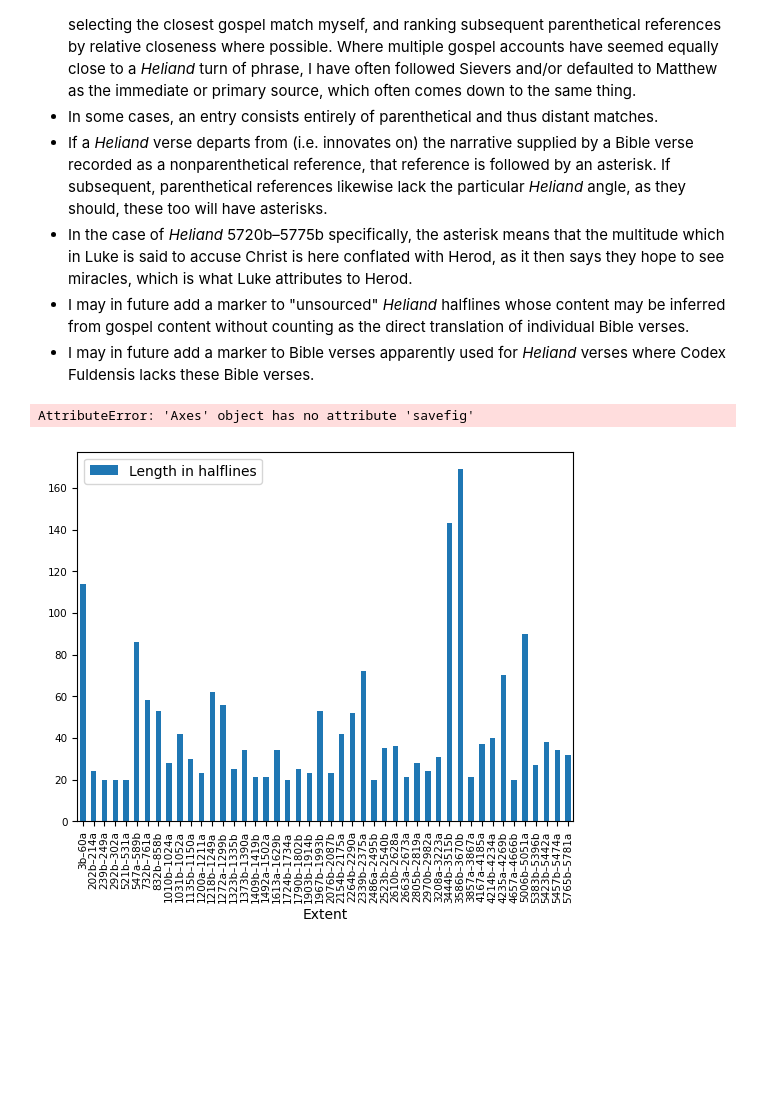
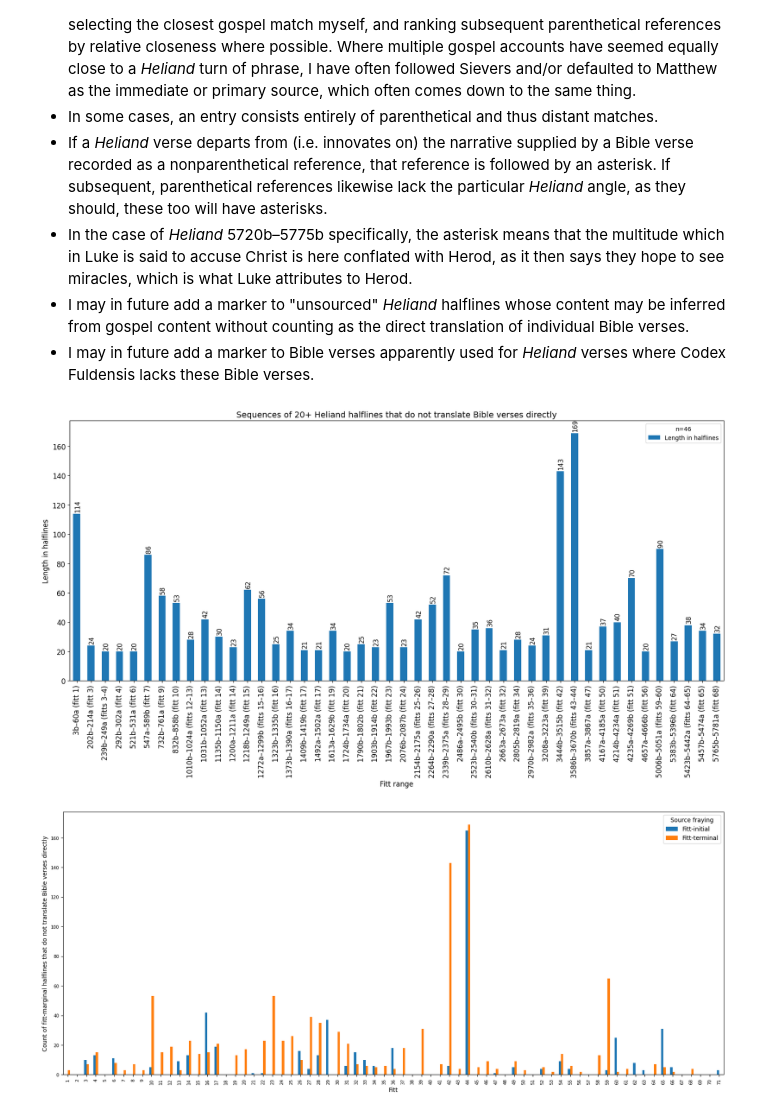
Before and after one commit to langeslag/olg-corpus-tools, a Jupyter notebook: investigations/unsourced_sequences.ipynb, the cells around one changed output. Cells and saved outputs as stored; diff of their text form; code cells hidden in the pictures; blank space fills up the shorter version.

Commit message:
Added to unsourced fitt analysis

```diff
--- a/investigations/unsourced_sequences.ipynb
+++ b/investigations/unsourced_sequences.ipynb
@@ -64,11 +135,29 @@ def gap_lengths(gaps):
 # %%
 gaps = gap_index()
 lengths = gap_lengths(gaps)
-df = pd.DataFrame(lengths, columns=['Extent', 'Length in halflines'])
+df = pd.DataFrame(lengths, columns=['Range', 'Length in halflines'])
 df_long_gaps = df[df['Length in halflines'] > 19]#.sort_values(by='Length in halflines', ascending=False)
-# %%
-hist = df_long_gaps.plot.bar(x='Extent', y='Length in halflines', fontsize='7.5')
-plt.savefig(fname='long-gaps.svg', format='svg', bbox_inches='tight')
-# %% [output]
-AttributeError: 'Axes' object has no attribute 'savefig'
-[figure, removed]
+# %%
+hist = df_long_gaps.plot.bar(x='Range', y='Length in halflines', figsize=(20,8), fontsize='12')
+plt.title('Sequences of 20+ Heliand halflines that do not translate Bible verses directly', fontsize='14')
+plt.legend(title='n=' + str(len(df_long_gaps)), fontsize='10')
+locs, labels = plt.xticks()
+hist.set_xlabel('Fitt range', fontsize='12')
+hist.set_ylabel('Length in halflines', fontsize='12')
+long_gaps_plot = plt.xticks(ticks=locs, labels=[i + ' (' + identify_fitts(i) + ')' for i in df_long_gaps['Range']])
+xlocs = [i for i in range(len(df_long_gaps))]
+for i,v in enumerate(df_long_gaps['Length in halflines']):
+    plt.text(xlocs[i] - 0.17, v + 2, str(v), rotation='vertical', fontsize='11')
+plt.savefig(fname='long-gaps.svg', format='svg', bbox_inches='tight')
+# %% [output]
+[figure, added]
+# %%
+frays = get_frays()
+df_frays = pd.DataFrame(frays)
+frays_plot = df_frays.plot.bar(use_index='True',fontsize='7.5', figsize=(20,8))
+frays_plot.legend(title='Source fraying', labels=['Fitt-initial', 'Fitt-terminal'])
+frays_plot.set_xlabel('Fitt')
+frays_plot.set_ylabel('Count of fitt-marginal halflines that do not translate Bible verses directly')
+plt.savefig(fname='fraying.svg', format='svg', bbox_inches='tight')
+# %% [output]
+[figure, added]
```
Also changed, not shown: parts of 4 cells of this notebook, 2 other files.
